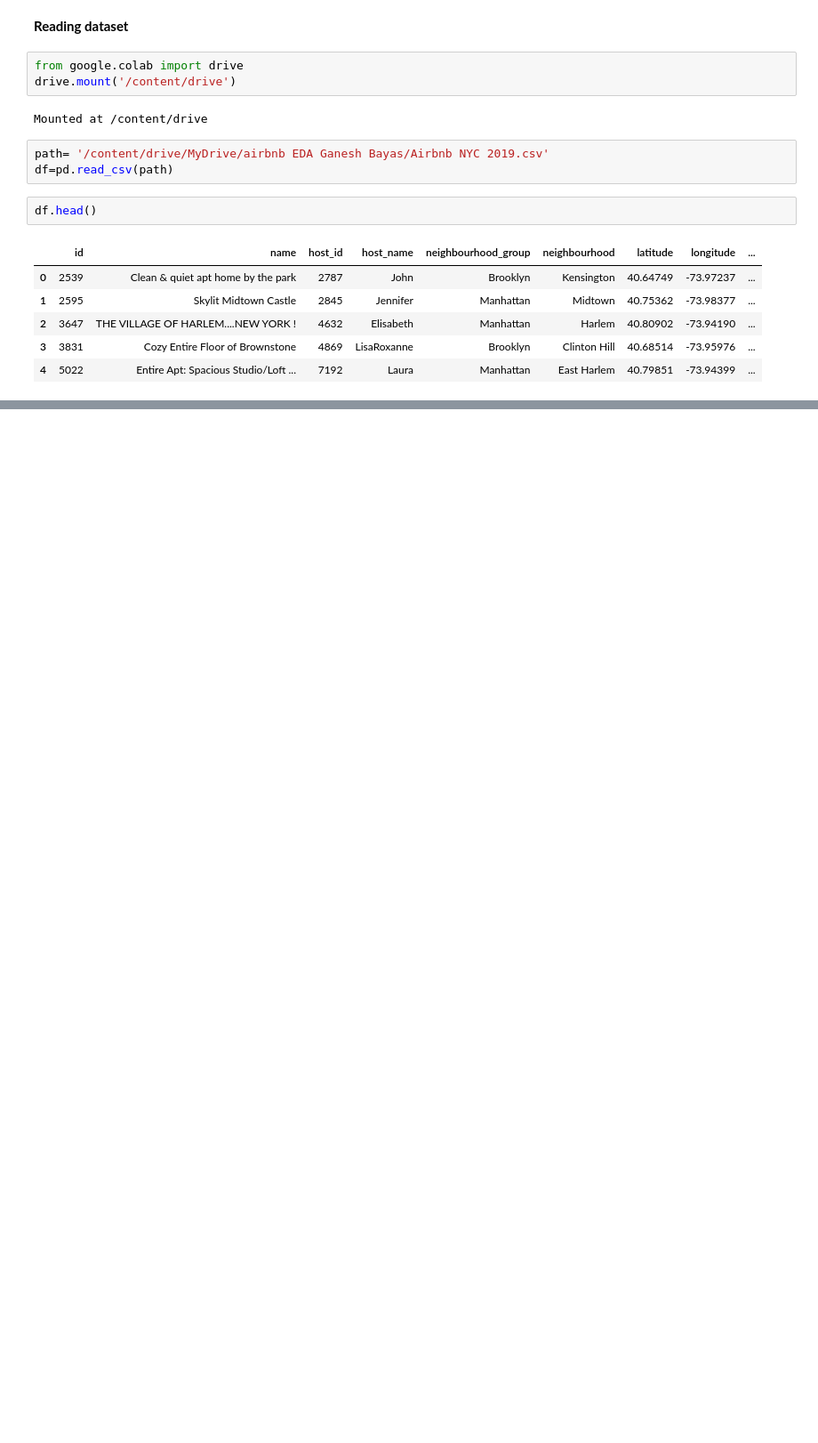
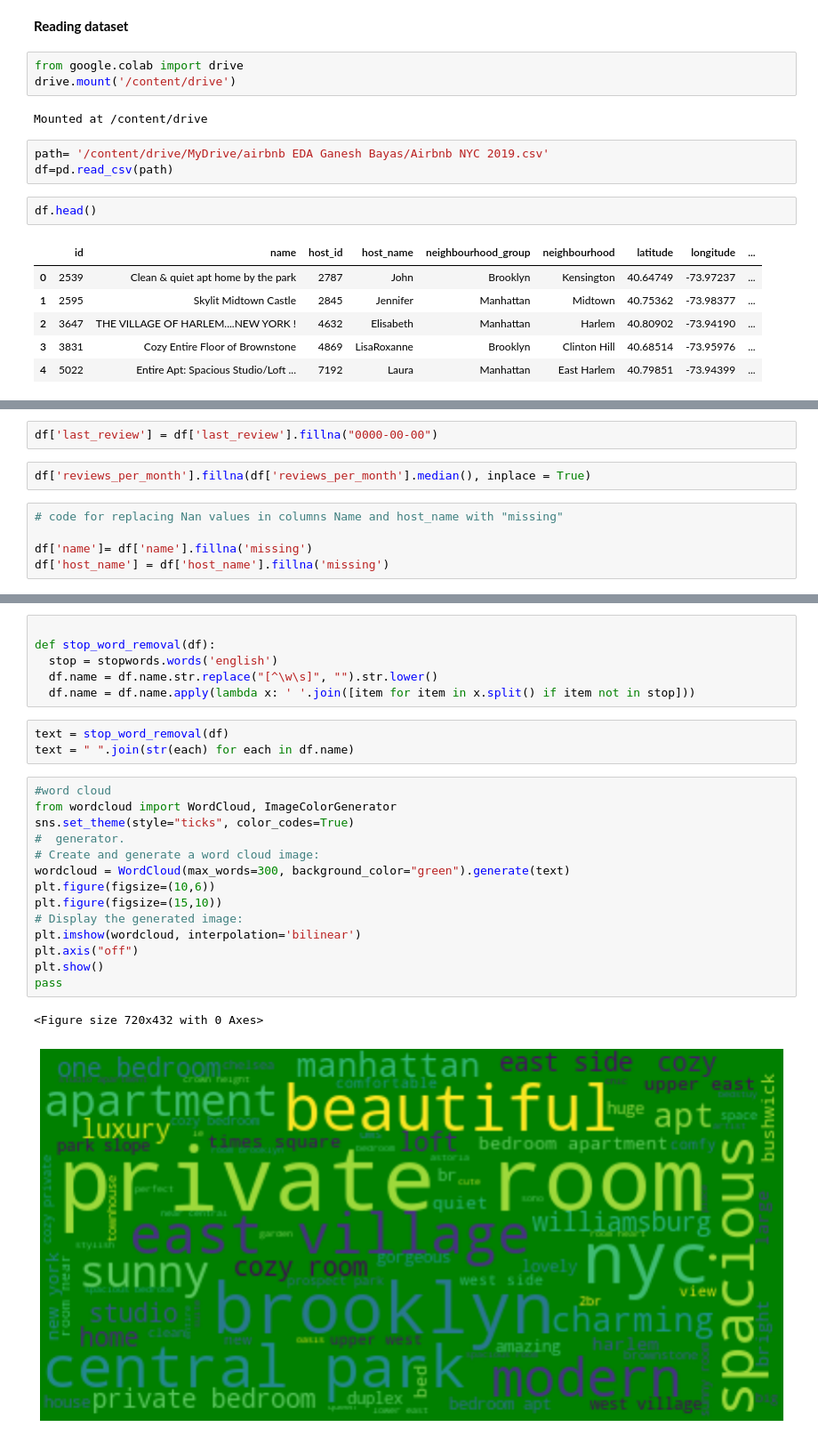
Before and after one commit to Ganeshb979/Airbnb-Bookings-Analysis, a Jupyter notebook: Ganesh_Bayas_Airbnb_Bookings_Analysis_Capstone_Project.ipynb, the cells around one changed output, grey strips where cells are left out. Shown at 89% size. Drawn from its saved outputs; the diff is of its cells as text; blank space fills up the shorter version.

```diff
--- a/Ganesh_Bayas_Airbnb_Bookings_Analysis_Capstone_Project.ipynb
+++ b/Ganesh_Bayas_Airbnb_Bookings_Analysis_Capstone_Project.ipynb
@@ -39,0 +149,9 @@ df.head()
+# %%
+df['last_review'] = df['last_review'].fillna("0000-00-00")
+# %%
+df['reviews_per_month'].fillna(df['reviews_per_month'].median(), inplace = True)
+# %%
+# code for replacing Nan values in columns Name and host_name with "missing"
+
+df['name']= df['name'].fillna('missing')
+df['host_name'] = df['host_name'].fillna('missing')
@@ -39,0 +237,26 @@ df.head()
+# %%
+
+def stop_word_removal(df):
+  stop = stopwords.words('english')
+  df.name = df.name.str.replace("[^\w\s]", "").str.lower()
+  df.name = df.name.apply(lambda x: ' '.join([item for item in x.split() if item not in stop]))
+# %%
+text = stop_word_removal(df)
+text = " ".join(str(each) for each in df.name)
+# %%
+#word cloud
+from wordcloud import WordCloud, ImageColorGenerator
+sns.set_theme(style="ticks", color_codes=True)
+#  generator.
+# Create and generate a word cloud image:
+wordcloud = WordCloud(max_words=300, background_color="green").generate(text)
+plt.figure(figsize=(10,6))
+plt.figure(figsize=(15,10))
+# Display the generated image:
+plt.imshow(wordcloud, interpolation='bilinear')
+plt.axis("off")
+plt.show()
+pass
+# %% [output]
+<Figure size 720x432 with 0 Axes>
+[figure, added]
```
Also changed, not shown: parts of 23 cells of this notebook.
